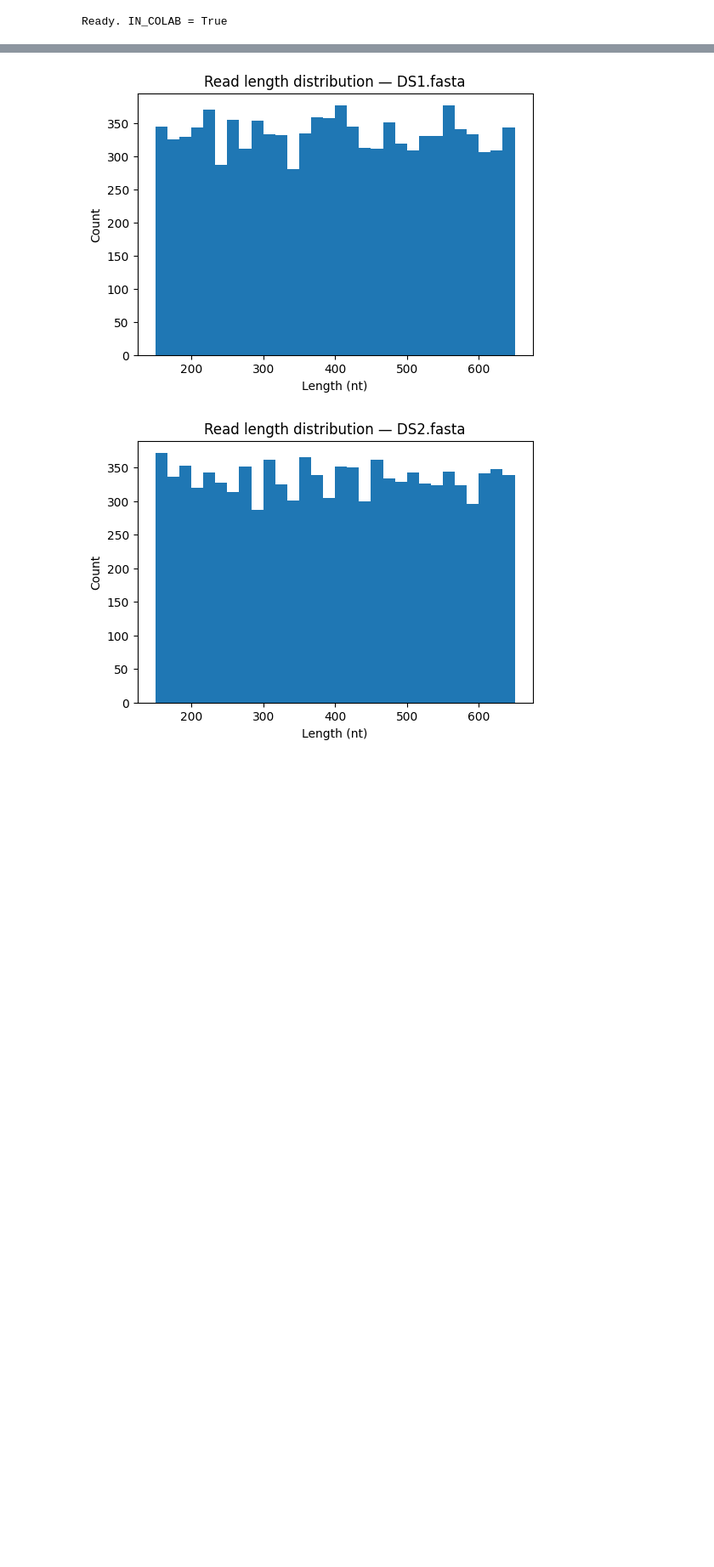
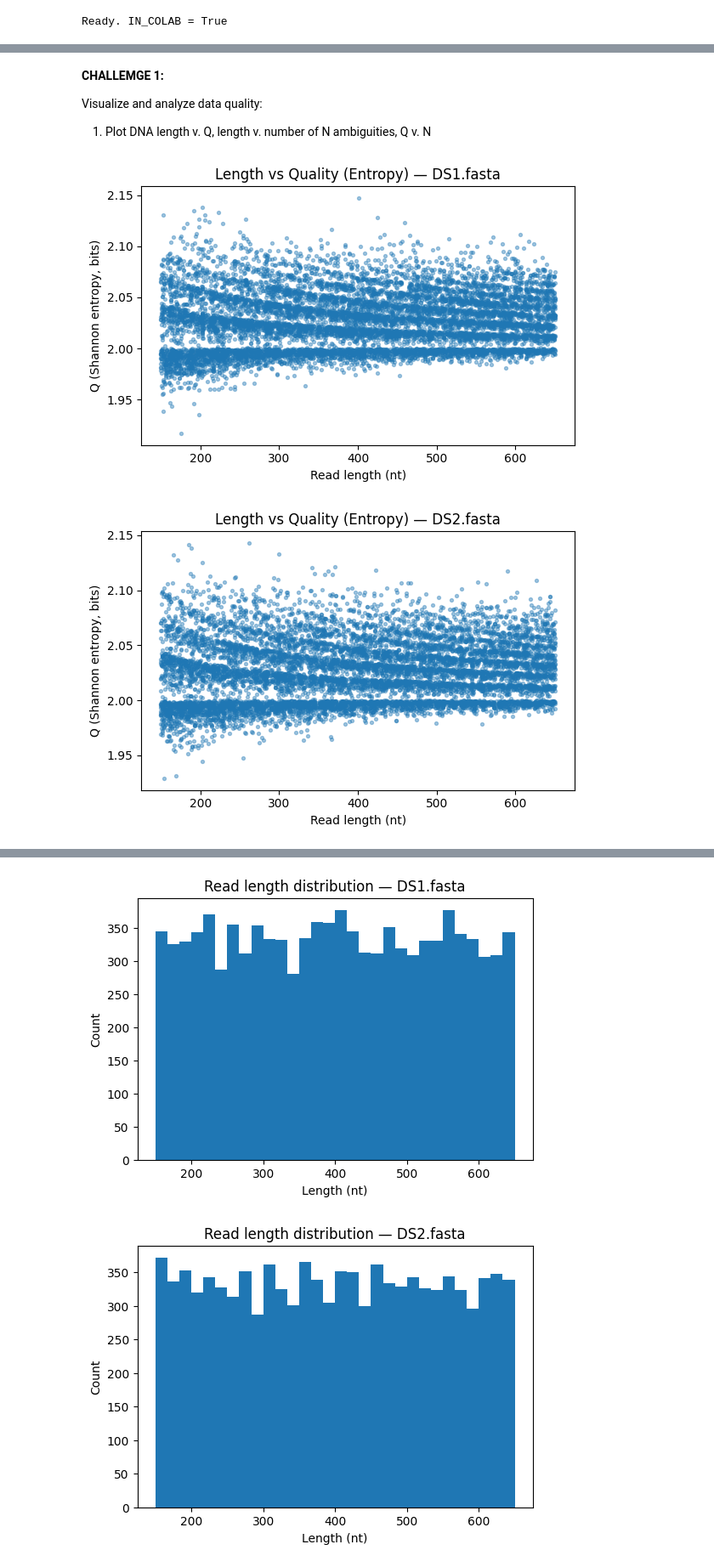
Before and after one commit to svetlanama/experimental_design_and_data_reproducibility, a Jupyter notebook: _Svitlana_Surname_Practical2_identifier.ipynb, the cells around one changed output, grey strips where cells are left out. Shown: that part at 85% size. Cells and saved outputs as stored; diff of their text form; code cells hidden in the pictures; blank space fills up the shorter version.

Commit message:
Building Plots

```diff
--- a/_Svitlana_Surname_Practical2_identifier.ipynb
+++ b/_Svitlana_Surname_Practical2_identifier.ipynb
@@ -174,0 +155,24 @@ summary
+# %% [markdown]
+**CHALLEMGE 1:**
+
+Visualize and analyze data quality:
+
+1. Plot DNA length v. Q, length v. number of N ambiguities, Q v. N
+# %%
+# Plot 1: DNA length vs Q (entropy)
+import matplotlib.pyplot as plt
+
+if "entropy_bits" not in reads_df.columns:
+    raise ValueError("Missing 'entropy_bits' column. Run the earlier analysis cell first.")
+
+for fname, g in reads_df.groupby("file"):
+    plt.figure(figsize=(6,4))
+    plt.scatter(g["length"], g["entropy_bits"], s=8, alpha=0.4)
+    plt.title(f"Length vs Quality (Entropy) — {fname}")
+    plt.xlabel("Read length (nt)")
+    plt.ylabel("Q (Shannon entropy, bits)")
+    plt.tight_layout()
+    plt.show()
+# %% [output]
+[figure, added]
+[figure, added]
```
Also changed, not shown: parts of 8 cells of this notebook.
